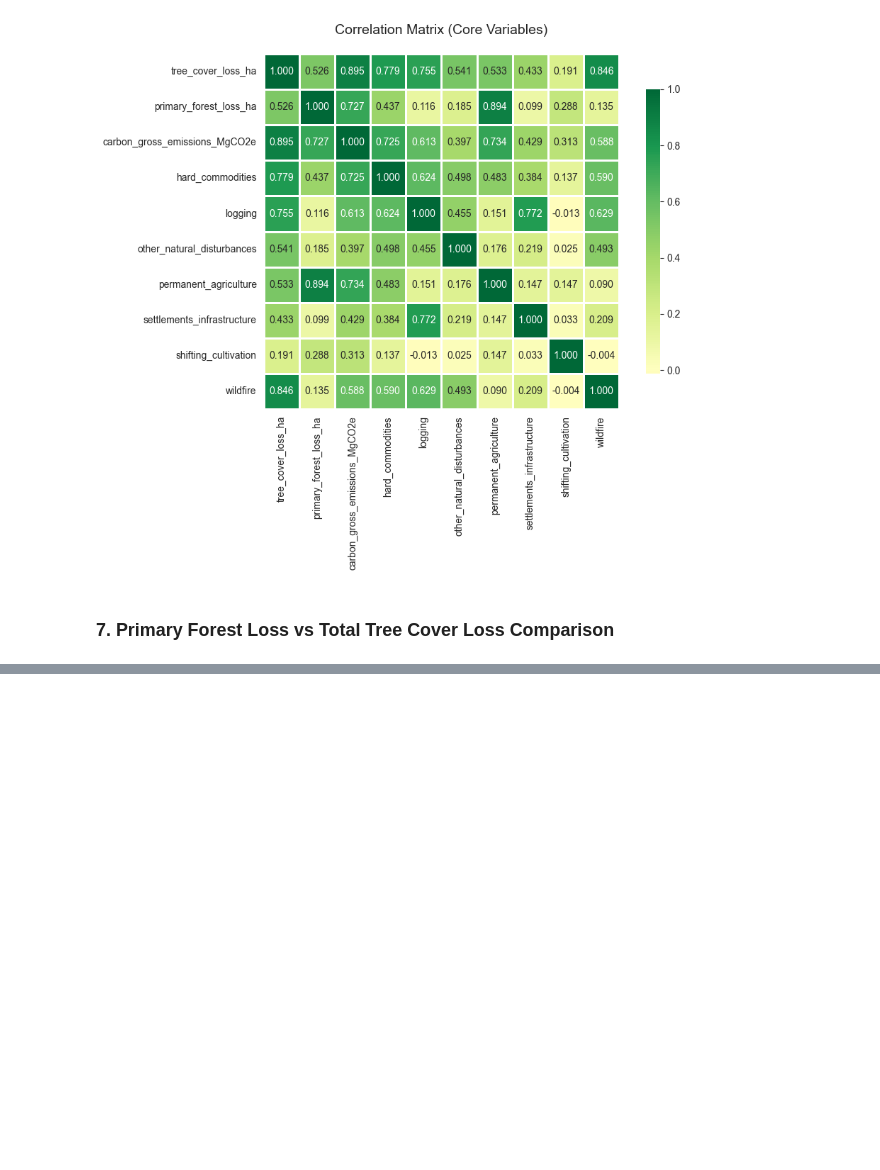
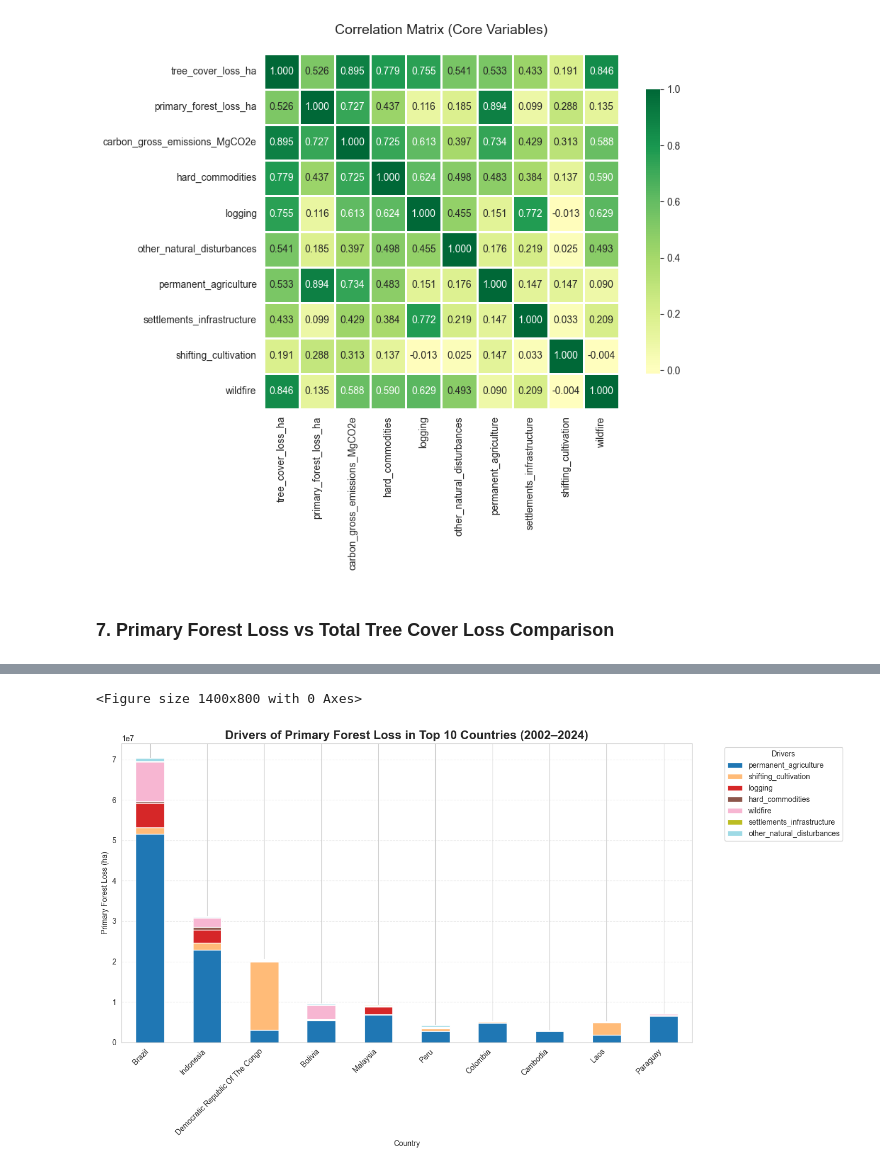
Before and after one commit to dantawalli/AISS-forest-restoration-project, a Jupyter notebook: notebooks/03_exploratory_data_analysis.ipynb, the cells around one changed output, grey strips where cells are left out. Cells and saved outputs as stored; diff of their text form; code cells hidden in the pictures; blank space fills up the shorter version.

```diff
--- a/notebooks/03_exploratory_data_analysis.ipynb
+++ b/notebooks/03_exploratory_data_analysis.ipynb
@@ -321,0 +405,59 @@ else:
+# %%
+import pandas as pd
+import matplotlib.pyplot as plt
+
+# Load data
+df = pd.read_csv("../data/processed/merged_clean_data.csv")
+
+# Filter rows with primary forest loss
+df_primary = df[df["primary_forest_loss_ha"] > 0]
+
+# Driver columns
+driver_cols = [
+    "permanent_agriculture",
+    "shifting_cultivation",
+    "logging",
+    "hard_commodities",
+    "wildfire",
+    "settlements_infrastructure",
+    "other_natural_disturbances"
+]
+driver_cols = [c for c in driver_cols if c in df_primary.columns]
+
+# 1️⃣ Top 10 countries by primary forest loss
+primary_rank = (
+    df_primary.groupby("country")["primary_forest_loss_ha"]
+              .sum()
+              .sort_values(ascending=False)
+)
+
+top10_primary = primary_rank.head(10).index
+
+# Filter dataset
+top10_df = df_primary[df_primary["country"].isin(top10_primary)]
+
+# 2️⃣ Aggregate drivers per country
+drivers_sum_primary = (
+    top10_df.groupby("country")[driver_cols]
+            .sum()
+            .loc[top10_primary]  # reorder to match sorted order
+)
+
+# 3️⃣ Plot stacked bar
+plt.figure(figsize=(14, 8))
+drivers_sum_primary.plot(kind="bar", stacked=True, figsize=(14, 8), cmap="tab20")
+
+plt.title("Drivers of Primary Forest Loss in Top 10 Countries (2002–2024)",
+          fontsize=16, fontweight='bold')
+plt.xlabel("Country")
+plt.ylabel("Primary Forest Loss (ha)")
+plt.xticks(rotation=45, ha='right')
+
+plt.legend(title="Drivers", bbox_to_anchor=(1.05, 1), loc='upper left')
+plt.tight_layout()
+plt.grid(axis='y', linestyle='--', alpha=0.4)
+
+plt.show()
+# %% [output]
+<Figure size 1400x800 with 0 Axes>
+[figure, added]
```
Also changed, not shown: parts of 3 cells of this notebook.
